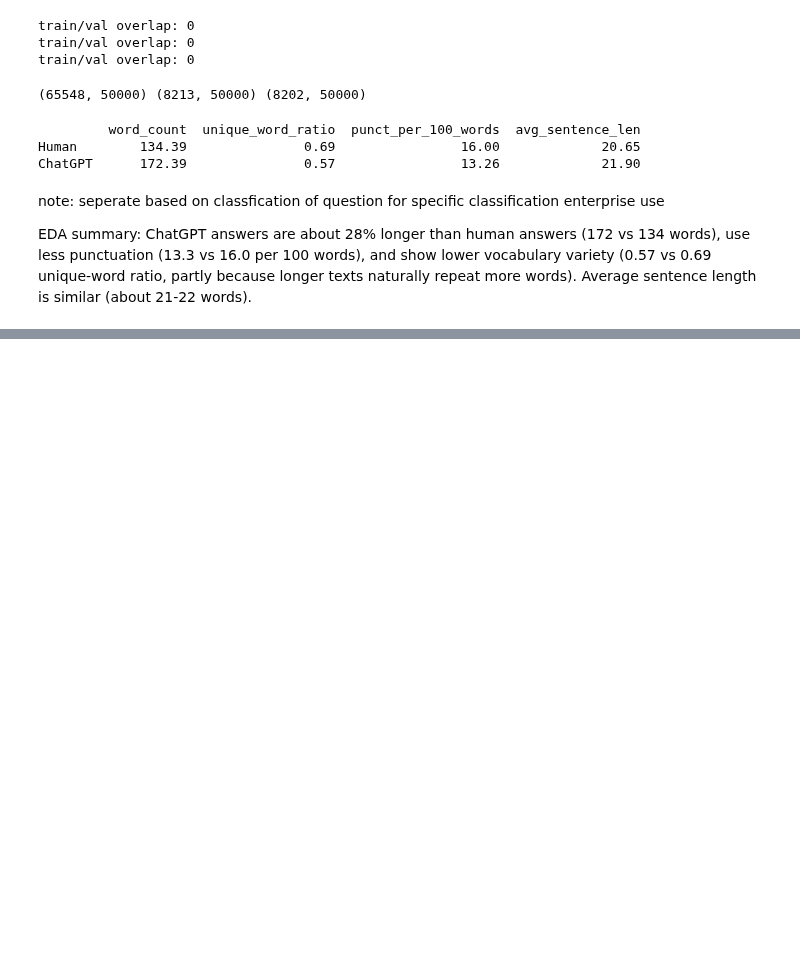
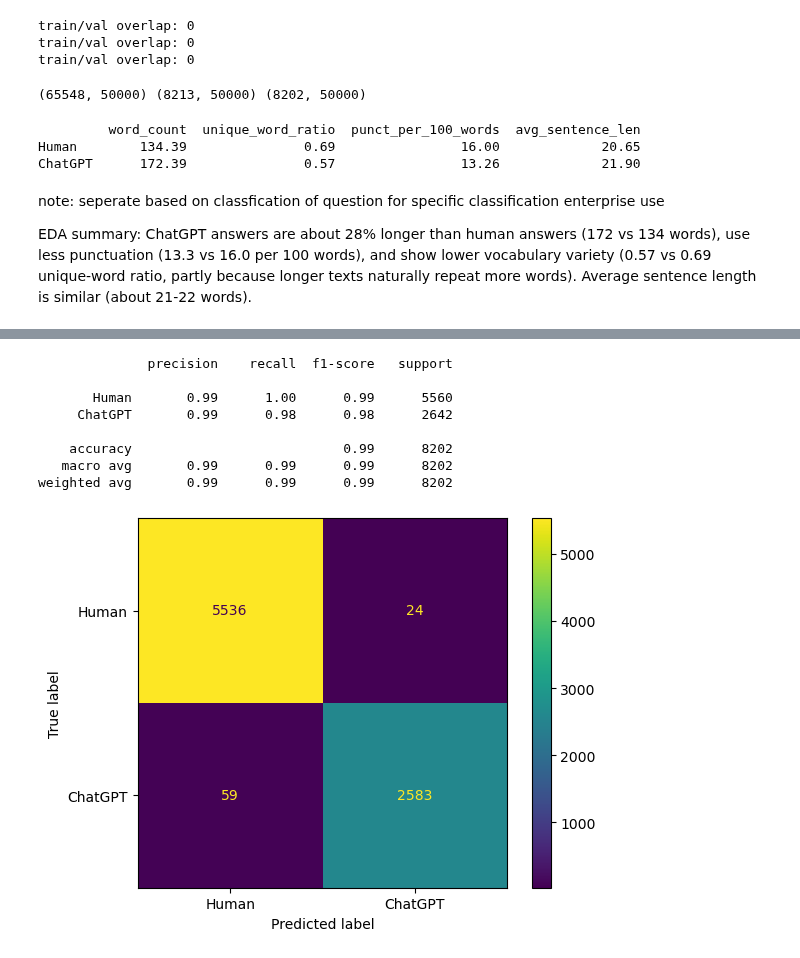
Before and after one commit to Break-Through-Tech/Chewy-1A-spot-the-bot-detecting-ai-generated-text, a Jupyter notebook: notebooks/Chewy_1A.ipynb, the cells around one changed output, grey strips where cells are left out. Drawn from its saved outputs; the diff is of its cells as text; code cells hidden in the pictures; blank space fills up the shorter version.

Commit message:
linear svm model completed

```diff
--- a/notebooks/Chewy_1A.ipynb
+++ b/notebooks/Chewy_1A.ipynb
@@ -255,0 +266,16 @@ EDA summary: ChatGPT answers are about 28% longer than human answers (172 vs 134
+# %%
+from sklearn.svm import LinearSVC
+from sklearn.metrics import accuracy_score
+
+best_C, best_acc = None, 0
+for C in [0.01, 0.1, 1, 10]:
+    svm = LinearSVC(C=C, random_state=42)
+    svm.fit(X_train, y_train)                      # learn the dividing line from training data
+    acc = accuracy_score(y_val, svm.predict(X_val))  # check it on data it hasn't seen
+    print(f"C={C}: val accuracy = {acc:.4f}")
+    if acc > best_acc:
+        best_C, best_acc = C, acc
+
+# retrain with the winning C
+svm = LinearSVC(C=best_C, random_state=42).fit(X_train, y_train)
+print("Best C:", best_C)
@@ -255,0 +296,19 @@ EDA summary: ChatGPT answers are about 28% longer than human answers (172 vs 134
+# %%
+from sklearn.metrics import classification_report, confusion_matrix, ConfusionMatrixDisplay
+import matplotlib.pyplot as plt
+
+y_pred = svm.predict(X_test)
+print(classification_report(y_test, y_pred, target_names=["Human", "ChatGPT"]))
+ConfusionMatrixDisplay(confusion_matrix(y_test, y_pred),
+                       display_labels=["Human", "ChatGPT"]).plot()
+plt.show()
+# %% [output]
+              precision    recall  f1-score   support
+
+       Human       0.99      1.00      0.99      5560
+     ChatGPT       0.99      0.98      0.98      2642
+
+    accuracy                           0.99      8202
+   macro avg       0.99      0.99      0.99      8202
+weighted avg       0.99      0.99      0.99      8202
+[figure, added]
```
Also changed, not shown: parts of 7 cells of this notebook.
